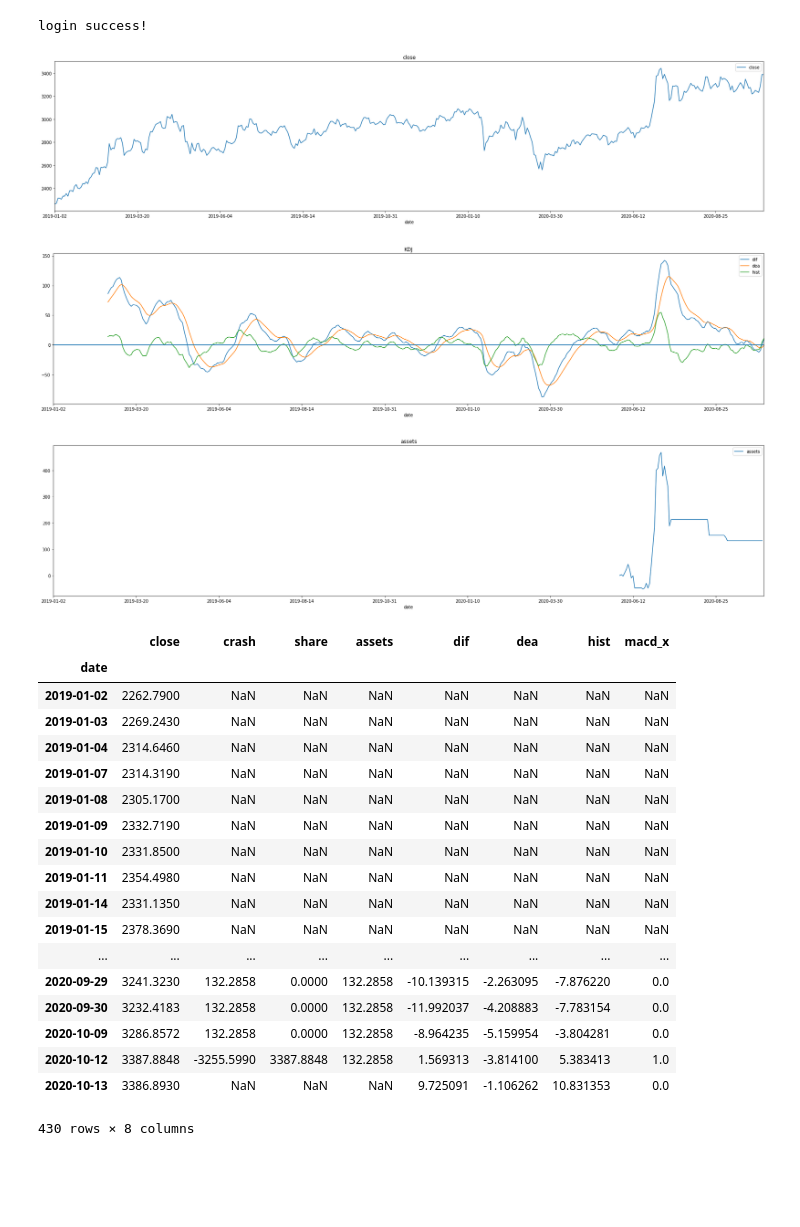
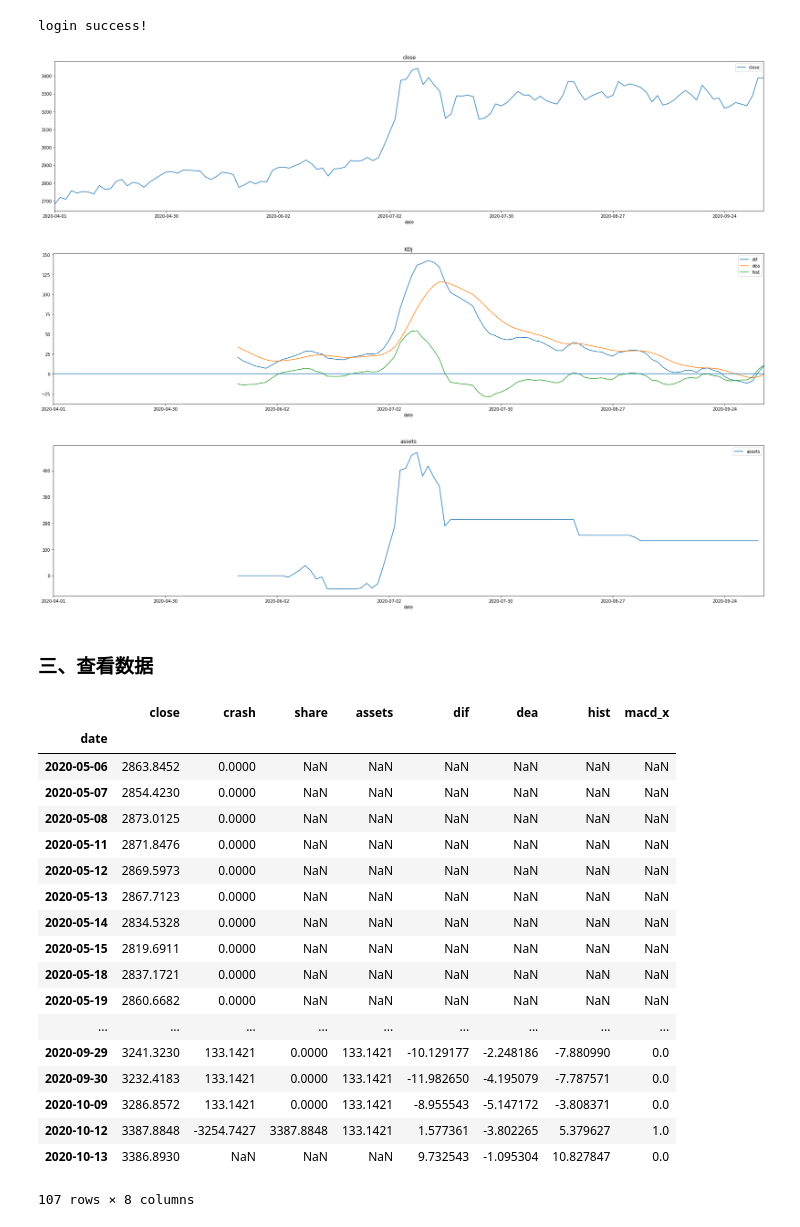
Before and after one commit to lqshanshuo/huowuxuanfeng, a Jupyter notebook: Workbench.ipynb, the cells around one changed output. Drawn from its saved outputs; the diff is of its cells as text; code cells hidden in the pictures; blank space fills up the shorter version.

```diff
--- a/Workbench.ipynb
+++ b/Workbench.ipynb
@@ -7,30 +16,32 @@ import pandas as pd
 # %%
-bs_a=bsAgent(stack_code='000016.sh',start_date='2019-01-01', end_date='2020-10-13',freq='d')
-bs_a.replay(Indicator.MACD_X,start_date='2020-06-01', end_date='2020-10-13',view='true')
+bs_a=bsAgent(stack_code='000016.sh',start_date='2020-04-01', end_date='2020-10-13',freq='d')
+bs_a.replay(Indicator.MACD_X,start_date='2020-05-01', end_date='2020-10-13',view='true')
 # %% [output]
 login success!
-[figure, old version]
+[figure, new version]
-[figure, old version]
+[figure, new version]
-[figure, old version]
+[figure, new version]
+# %% [markdown]
+### 三、查看数据
 # %%
-bs_a.k_data_plus[['close','crash','share','assets','dif','dea','hist','macd_x']]
+bs_a.k_data_plus[bs_a.k_data_plus.index>'2020-05-01'][['close','crash','share','assets','dif','dea','hist','macd_x']]
 # %% [output]
 |  | close | crash | share | assets | dif | dea | hist | macd_x |
 | date |  |  |  |  |  |  |  |  |
-| 2019-01-02 | 2262.7900 | NaN | NaN | NaN | NaN | NaN | NaN | NaN |
-| 2019-01-03 | 2269.2430 | NaN | NaN | NaN | NaN | NaN | NaN | NaN |
-| 2019-01-04 | 2314.6460 | NaN | NaN | NaN | NaN | NaN | NaN | NaN |
-| 2019-01-07 | 2314.3190 | NaN | NaN | NaN | NaN | NaN | NaN | NaN |
-| 2019-01-08 | 2305.1700 | NaN | NaN | NaN | NaN | NaN | NaN | NaN |
-| 2019-01-09 | 2332.7190 | NaN | NaN | NaN | NaN | NaN | NaN | NaN |
-| 2019-01-10 | 2331.8500 | NaN | NaN | NaN | NaN | NaN | NaN | NaN |
-| 2019-01-11 | 2354.4980 | NaN | NaN | NaN | NaN | NaN | NaN | NaN |
-| 2019-01-14 | 2331.1350 | NaN | NaN | NaN | NaN | NaN | NaN | NaN |
-| 2019-01-15 | 2378.3690 | NaN | NaN | NaN | NaN | NaN | NaN | NaN |
+| 2020-05-06 | 2863.8452 | 0.0000 | NaN | NaN | NaN | NaN | NaN | NaN |
+| 2020-05-07 | 2854.4230 | 0.0000 | NaN | NaN | NaN | NaN | NaN | NaN |
+| 2020-05-08 | 2873.0125 | 0.0000 | NaN | NaN | NaN | NaN | NaN | NaN |
+| 2020-05-11 | 2871.8476 | 0.0000 | NaN | NaN | NaN | NaN | NaN | NaN |
+| 2020-05-12 | 2869.5973 | 0.0000 | NaN | NaN | NaN | NaN | NaN | NaN |
+| 2020-05-13 | 2867.7123 | 0.0000 | NaN | NaN | NaN | NaN | NaN | NaN |
+| 2020-05-14 | 2834.5328 | 0.0000 | NaN | NaN | NaN | NaN | NaN | NaN |
+| 2020-05-15 | 2819.6911 | 0.0000 | NaN | NaN | NaN | NaN | NaN | NaN |
+| 2020-05-18 | 2837.1721 | 0.0000 | NaN | NaN | NaN | NaN | NaN | NaN |
+| 2020-05-19 | 2860.6682 | 0.0000 | NaN | NaN | NaN | NaN | NaN | NaN |
 | ... | ... | ... | ... | ... | ... | ... | ... | ... |
-| 2020-09-29 | 3241.3230 | 132.2858 | 0.0000 | 132.2858 | -10.139315 | -2.263095 | -7.876220 | 0.0 |
-| 2020-09-30 | 3232.4183 | 132.2858 | 0.0000 | 132.2858 | -11.992037 | -4.208883 | -7.783154 | 0.0 |
-| 2020-10-09 | 3286.8572 | 132.2858 | 0.0000 | 132.2858 | -8.964235 | -5.159954 | -3.804281 | 0.0 |
-| 2020-10-12 | 3387.8848 | -3255.5990 | 3387.8848 | 132.2858 | 1.569313 | -3.814100 | 5.383413 | 1.0 |
-| 2020-10-13 | 3386.8930 | NaN | NaN | NaN | 9.725091 | -1.106262 | 10.831353 | 0.0 |
+| 2020-09-29 | 3241.3230 | 133.1421 | 0.0000 | 133.1421 | -10.129177 | -2.248186 | -7.880990 | 0.0 |
+| 2020-09-30 | 3232.4183 | 133.1421 | 0.0000 | 133.1421 | -11.982650 | -4.195079 | -7.787571 | 0.0 |
+| 2020-10-09 | 3286.8572 | 133.1421 | 0.0000 | 133.1421 | -8.955543 | -5.147172 | -3.808371 | 0.0 |
+| 2020-10-12 | 3387.8848 | -3254.7427 | 3387.8848 | 133.1421 | 1.577361 | -3.802265 | 5.379627 | 1.0 |
+| 2020-10-13 | 3386.8930 | NaN | NaN | NaN | 9.732543 | -1.095304 | 10.827847 | 0.0 |
-430 rows × 8 columns
+107 rows × 8 columns
```
Also changed, not shown: parts of 4 cells of this notebook.
